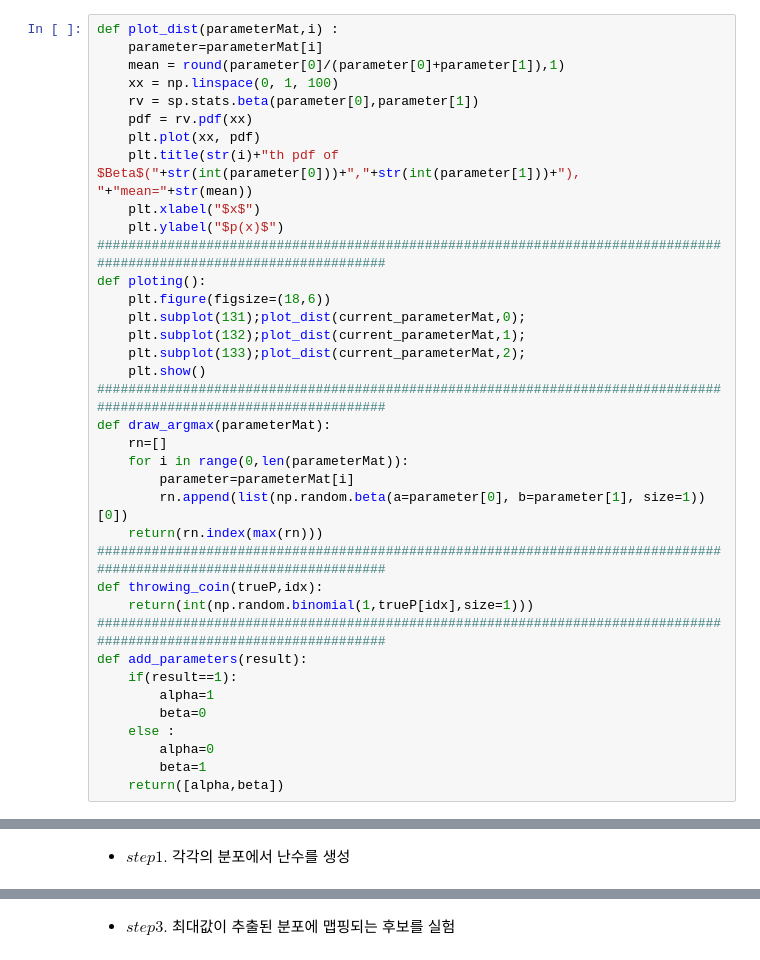
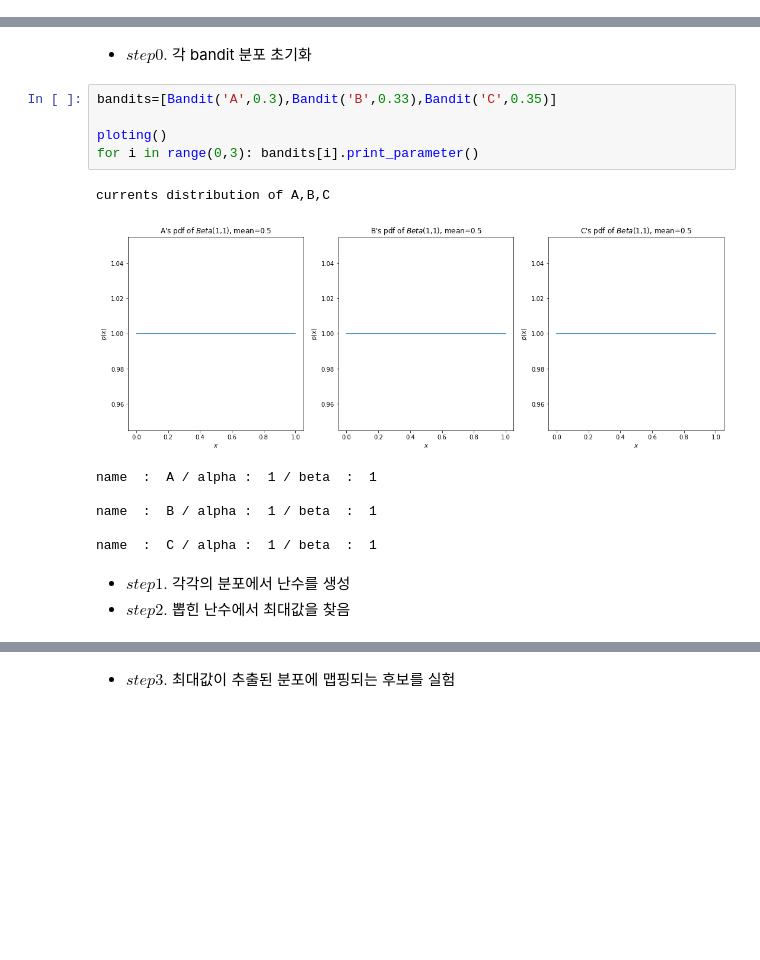
Before and after one commit to Yimdh/progress, a Jupyter notebook: stat/MAB/MAB_simulation.ipynb, the cells around one changed output, grey strips where cells are left out. Cells and saved outputs as stored; diff of their text form; blank space fills up the shorter version.

```diff
--- a/stat/MAB/MAB_simulation.ipynb
+++ b/stat/MAB/MAB_simulation.ipynb
@@ -76,37 +65,0 @@ ModuleNotFoundError: No module named 'numpy'
-# %%
-def plot_dist(parameterMat,i) :
-    parameter=parameterMat[i]
-    mean = round(parameter[0]/(parameter[0]+parameter[1]),1)
-    xx = np.linspace(0, 1, 100)
-    rv = sp.stats.beta(parameter[0],parameter[1])
-    pdf = rv.pdf(xx)
-    plt.plot(xx, pdf)
-    plt.title(str(i)+"th pdf of $Beta$("+str(int(parameter[0]))+","+str(int(parameter[1]))+"), "+"mean="+str(mean))
-    plt.xlabel("$x$")
-    plt.ylabel("$p(x)$")
-#####################################################################################################################
-def ploting():
-    plt.figure(figsize=(18,6))
-    plt.subplot(131);plot_dist(current_parameterMat,0);
-    plt.subplot(132);plot_dist(current_parameterMat,1);
-    plt.subplot(133);plot_dist(current_parameterMat,2);
-    plt.show()
-#####################################################################################################################
-def draw_argmax(parameterMat):
-    rn=[]
-    for i in range(0,len(parameterMat)):
-        parameter=parameterMat[i]
-        rn.append(list(np.random.beta(a=parameter[0], b=parameter[1], size=1))[0])
-    return(rn.index(max(rn)))
-#####################################################################################################################
-def throwing_coin(trueP,idx):
-    return(int(np.random.binomial(1,trueP[idx],size=1)))
-#####################################################################################################################
-def add_parameters(result):
-    if(result==1):
-        alpha=1
-        beta=0
-    else :
-        alpha=0
-        beta=1
-    return([alpha,beta])
@@ -121,2 +119,18 @@ Initial distribution of A,B,C
+# %% [markdown]
++ $step 0.$ 각 bandit 분포 초기화
+# %%
+bandits=[Bandit('A',0.3),Bandit('B',0.33),Bandit('C',0.35)]
+
+ploting()
+for i in range(0,3): bandits[i].print_parameter()
+# %% [output]
+currents distribution of A,B,C
+[figure, added]
+name  :  A / alpha :  1 / beta  :  1
+
+name  :  B / alpha :  1 / beta  :  1
+
+name  :  C / alpha :  1 / beta  :  1
 # %% [markdown]
 + $step 1.$ 각각의 분포에서 난수를 생성
++ $step 2.$ 뽑힌 난수에서 최대값을 찾음
```
Also changed, not shown: parts of 22 cells of this notebook.
